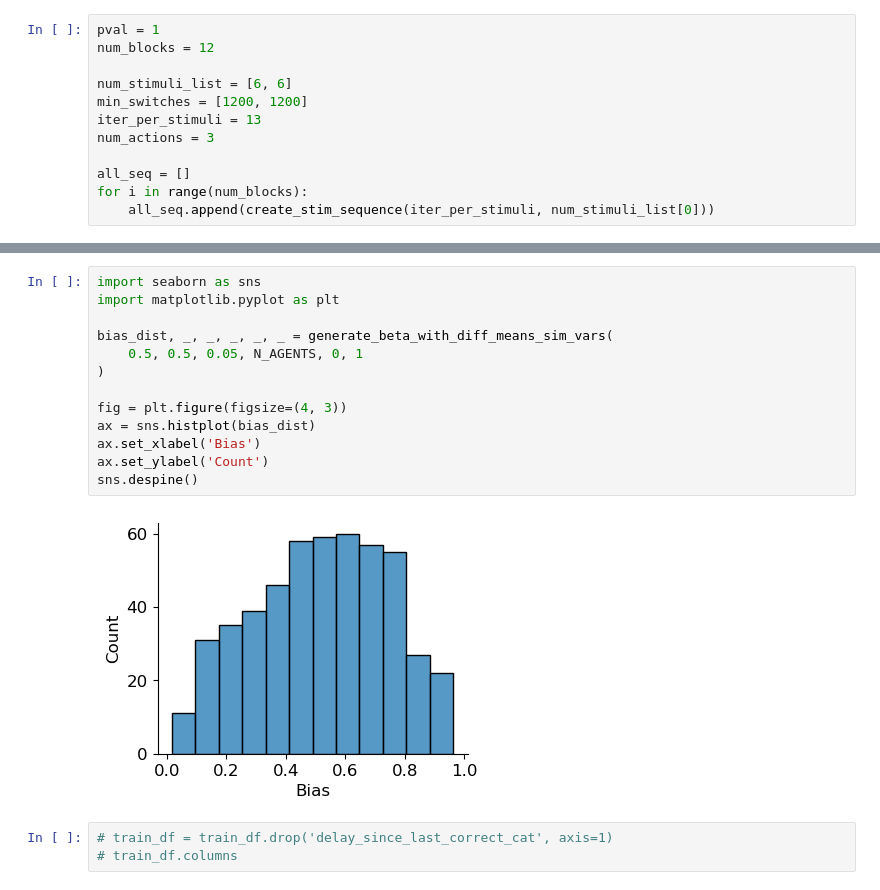
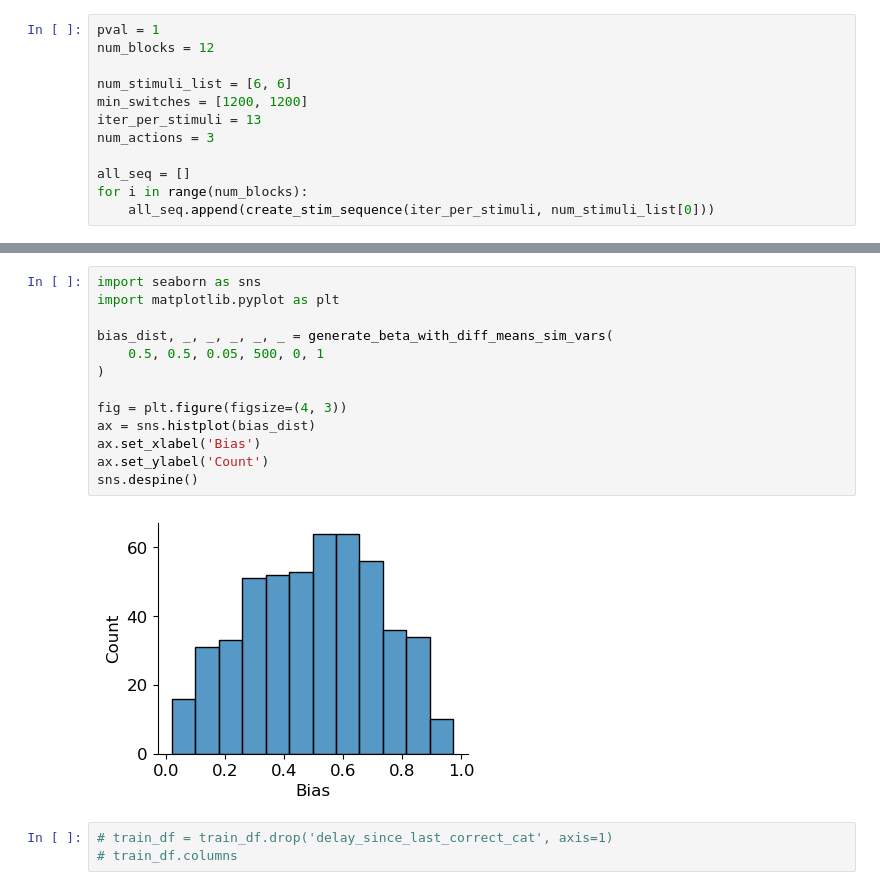
Before and after one commit to ti55987/DL4CM, a Jupyter notebook: simulation/simulation.ipynb, the cells around one changed output, grey strips where cells are left out. Drawn from its saved outputs; the diff is of its cells as text.

```diff
--- a/simulation/simulation.ipynb
+++ b/simulation/simulation.ipynb
@@ -91,18 +86,18 @@ train_df.head(3)
 # %%
 import seaborn as sns
 import matplotlib.pyplot as plt
 
 bias_dist, _, _, _, _, _ = generate_beta_with_diff_means_sim_vars(
-    0.5, 0.5, 0.05, N_AGENTS, 0, 1
+    0.5, 0.5, 0.05, 500, 0, 1
 )
 
 fig = plt.figure(figsize=(4, 3))
 ax = sns.histplot(bias_dist)
 ax.set_xlabel('Bias')
 ax.set_ylabel('Count')
 sns.despine()
 # %% [output]
-[figure, old version]
+[figure, new version]
 # %%
 # train_df = train_df.drop('delay_since_last_correct_cat', axis=1)
 # train_df.columns
```
Also changed, not shown: parts of 11 cells of this notebook, 2 other files.
